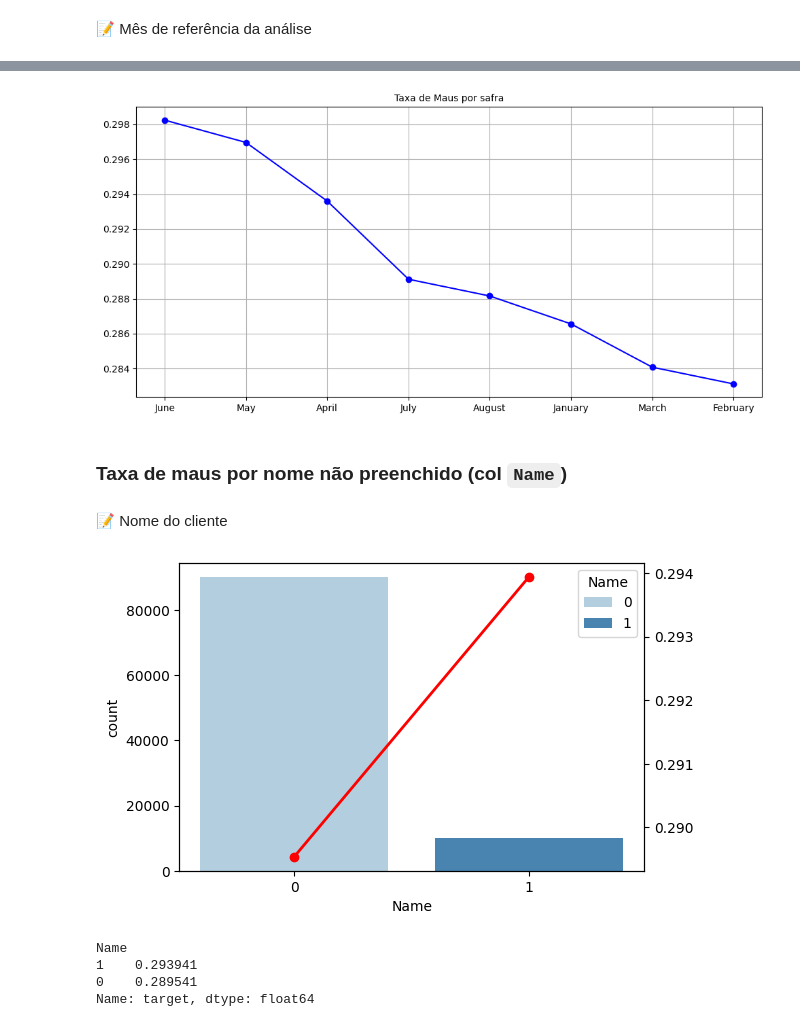
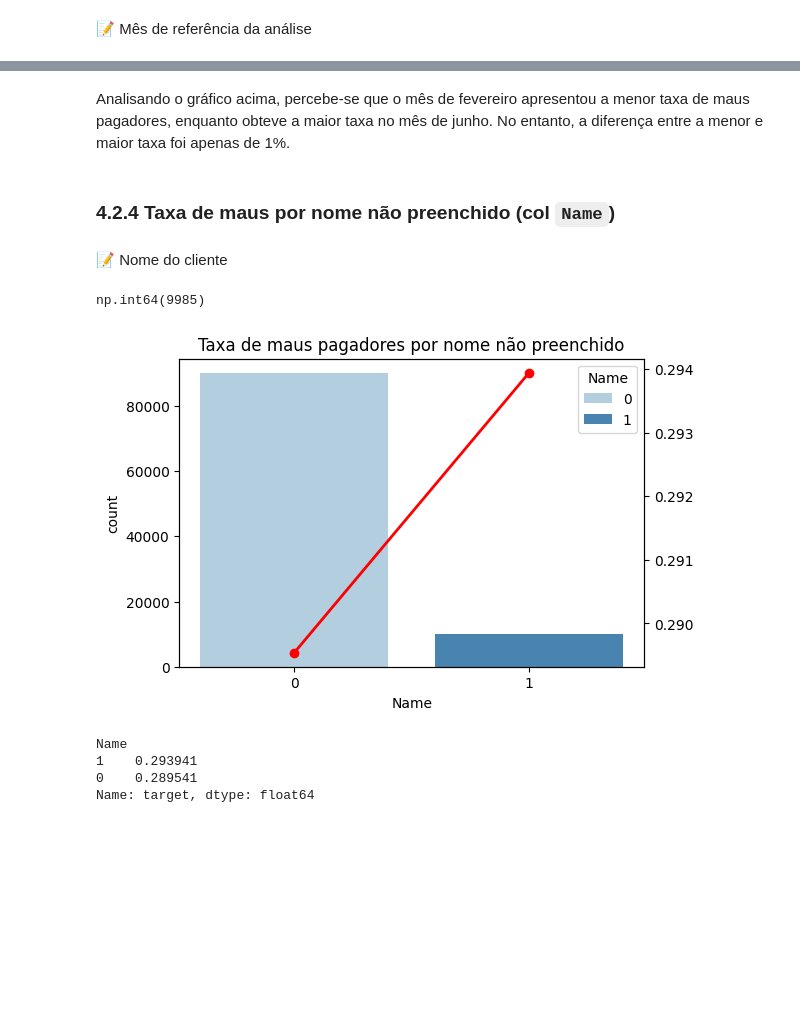
Before and after one commit to deborabmfreitas/credit-score-prediction, a Jupyter notebook: 1.exploratory-data-analysis.ipynb, the cells around one changed output, grey strips where cells are left out. Saved outputs shown, nothing was run; the diff lists cells and outputs as text; code cells hidden in the pictures; blank space fills up the shorter version.

```diff
--- a/1.exploratory-data-analysis.ipynb
+++ b/1.exploratory-data-analysis.ipynb
@@ -194,21 +229,15 @@ Não foram percebida variações significativas da taxa de maus pagadores por sa
-# %%
-# Taxa de maus por safra
-x_maus_safra = train.groupby('Month')['target'].mean().sort_values(ascending=False)
-
-# Criar gráfico de linha para a taxa de maus por mês
-plt.figure(figsize=(10, 5))
-plt.plot(x_maus_safra.index, x_maus_safra.values, marker='o', color='b', linestyle='-')
-plt.title('Taxa de Maus por safra', fontsize=10)
-
-plt.grid(True)
-plt.tight_layout()  # Ajustando o layout para evitar sobreposição
-plt.show()
-# %% [output]
-[figure, removed]
+# %% [markdown]
+Analisando o gráfico acima, percebe-se que o mês de fevereiro apresentou a menor taxa de maus pagadores, enquanto obteve a maior taxa no mês de junho. No entanto, a diferença entre a menor e maior taxa foi apenas de 1%.
 # %% [markdown]
-### Taxa de maus por nome não preenchido (col `Name`)
+### 4.2.4 Taxa de maus por nome não preenchido (col `Name`)
 # %% [markdown]
 📝 Nome do cliente
+# %%
+# Dados ausentes
+
+train['Name'].isna().sum()
+# %% [output]
+np.int64(9985)
 # %%
 # Criando a flag. OBS: Sem nome preenchido = 1
 
@@ -221,17 +250,20 @@ tx_maus_nome = flag_nome.groupby(['Name'])['target'].mean().sort_values(ascendin
 # %%
 # Gráfico
 
 fig, ax1 = plt.subplots(figsize=(6, 4))
 
-# Gráfico de barras para contagem de pessoas
+# Gráfico de barras para a contagem de clientes
+
 sns.countplot(data=flag_nome, x='Name', ax=ax1, palette='Blues', hue='Name')
 
 # Configurando o segundo eixo y
+
+plt.title('Taxa de maus pagadores por nome não preenchido')
 ax2 = ax1.twinx()
 ax2.plot(tx_maus_nome.index, tx_maus_nome.values, color='r', marker='o', linestyle='-', linewidth=2)
 plt.show()
 # %% [output]
-[figure, old version]
+[figure, new version]
 # %%
 tx_maus_nome
 # %% [output]
```
Also changed, not shown: parts of 115 cells of this notebook.
